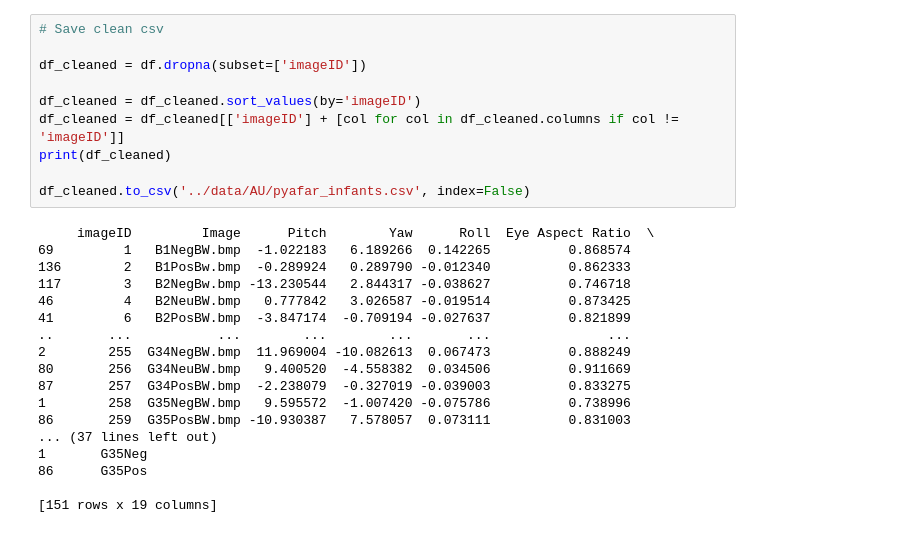
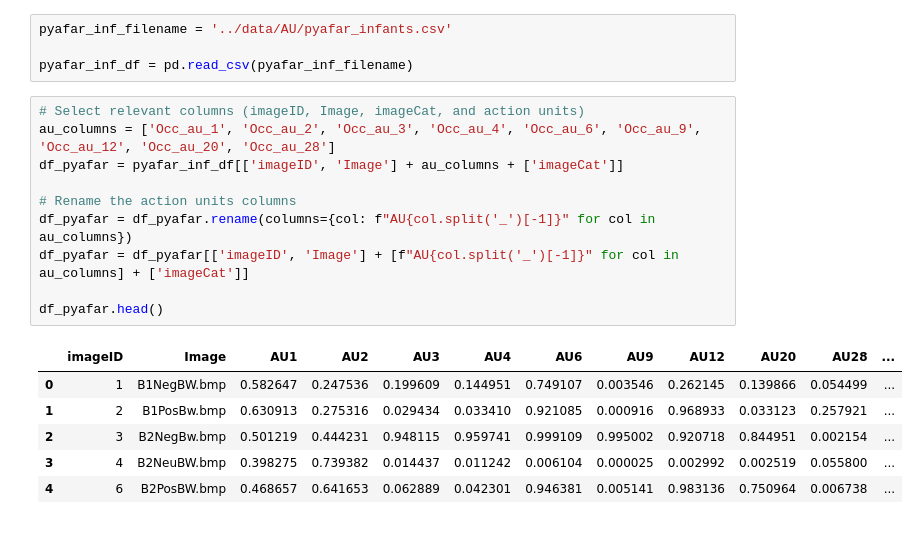
Before and after one commit to florentinafabregas/affect-recognition-infants, a Jupyter notebook: notebooks/main.ipynb, the cells around one changed output. Drawn from its saved outputs; the diff is of its cells as text.

Commit message:
feat: EDA pyafar

```diff
--- a/notebooks/main.ipynb
+++ b/notebooks/main.ipynb
@@ -172,28 +5,21 @@ df[df['imageID'].isna()]
-# %%
-# Save clean csv
-
-df_cleaned = df.dropna(subset=['imageID'])
-
-df_cleaned = df_cleaned.sort_values(by='imageID')
-df_cleaned = df_cleaned[['imageID'] + [col for col in df_cleaned.columns if col != 'imageID']]
-print(df_cleaned)
-
-df_cleaned.to_csv('../data/AU/pyafar_infants.csv', index=False)
-# %% [output]
-     imageID         Image      Pitch        Yaw      Roll  Eye Aspect Ratio  \
-69         1   B1NegBW.bmp  -1.022183   6.189266  0.142265          0.868574
-136        2   B1PosBw.bmp  -0.289924   0.289790 -0.012340          0.862333
-117        3   B2NegBw.bmp -13.230544   2.844317 -0.038627          0.746718
-46         4   B2NeuBW.bmp   0.777842   3.026587 -0.019514          0.873425
-41         6   B2PosBW.bmp  -3.847174  -0.709194 -0.027637          0.821899
-..       ...           ...        ...        ...       ...               ...
-2        255  G34NegBW.bmp  11.969004 -10.082613  0.067473          0.888249
-80       256  G34NeuBW.bmp   9.400520  -4.558382  0.034506          0.911669
-87       257  G34PosBW.bmp  -2.238079  -0.327019 -0.039003          0.833275
-1        258  G35NegBW.bmp   9.595572  -1.007420 -0.075786          0.738996
-86       259  G35PosBW.bmp -10.930387   7.578057  0.073111          0.831003
-... (37 lines left out)
-1       G35Neg
-86      G35Pos
-
-[151 rows x 19 columns]
+# %%
+pyafar_inf_filename = '../data/AU/pyafar_infants.csv'
+
+pyafar_inf_df = pd.read_csv(pyafar_inf_filename)
+# %%
+# Select relevant columns (imageID, Image, imageCat, and action units)
+au_columns = ['Occ_au_1', 'Occ_au_2', 'Occ_au_3', 'Occ_au_4', 'Occ_au_6', 'Occ_au_9', 'Occ_au_12', 'Occ_au_20', 'Occ_au_28']
+df_pyafar = pyafar_inf_df[['imageID', 'Image'] + au_columns + ['imageCat']]
+
+# Rename the action units columns
+df_pyafar = df_pyafar.rename(columns={col: f"AU{col.split('_')[-1]}" for col in au_columns})
+df_pyafar = df_pyafar[['imageID', 'Image'] + [f"AU{col.split('_')[-1]}" for col in au_columns] + ['imageCat']]
+
+df_pyafar.head()
+# %% [output]
+|  | imageID | Image | AU1 | AU2 | AU3 | AU4 | AU6 | AU9 | AU12 | AU20 | AU28 | ... |
+| 0 | 1 | B1NegBW.bmp | 0.582647 | 0.247536 | 0.199609 | 0.144951 | 0.749107 | 0.003546 | 0.262145 | 0.139866 | 0.054499 | ... |
+| 1 | 2 | B1PosBw.bmp | 0.630913 | 0.275316 | 0.029434 | 0.033410 | 0.921085 | 0.000916 | 0.968933 | 0.033123 | 0.257921 | ... |
+| 2 | 3 | B2NegBw.bmp | 0.501219 | 0.444231 | 0.948115 | 0.959741 | 0.999109 | 0.995002 | 0.920718 | 0.844951 | 0.002154 | ... |
+| 3 | 4 | B2NeuBW.bmp | 0.398275 | 0.739382 | 0.014437 | 0.011242 | 0.006104 | 0.000025 | 0.002992 | 0.002519 | 0.055800 | ... |
+| 4 | 6 | B2PosBW.bmp | 0.468657 | 0.641653 | 0.062889 | 0.042301 | 0.946381 | 0.005141 | 0.983136 | 0.750964 | 0.006738 | ... |
```
Also changed, not shown: parts of 13 cells of this notebook.
